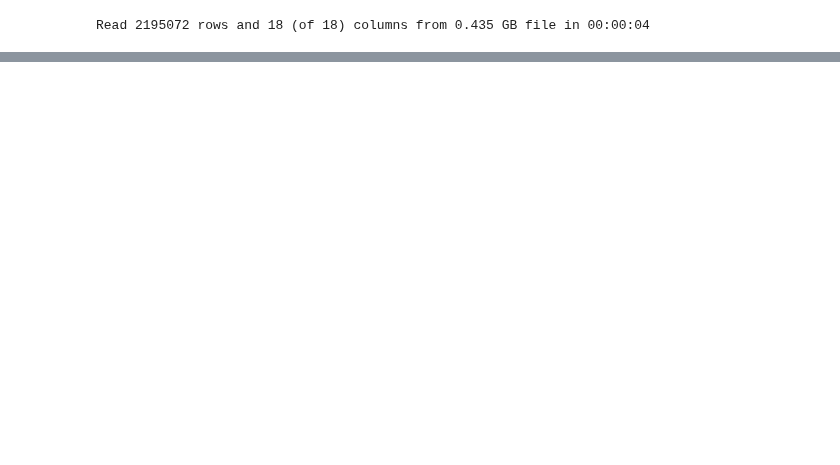
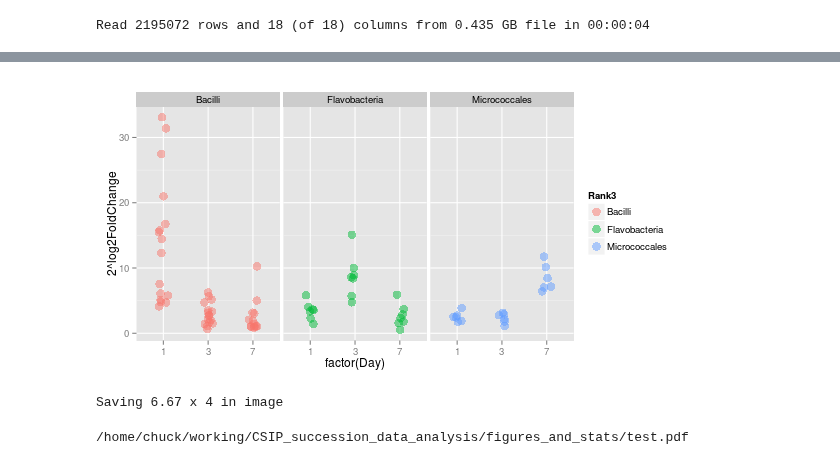
Before and after one commit to chuckpr/CSIP_succession_data_analysis, a Jupyter notebook: figures_and_stats/example_OTUs.ipynb, the cells around one changed output, grey strips where cells are left out. Saved outputs shown, nothing was run; the diff lists cells and outputs as text; code cells hidden in the pictures; blank space fills up the shorter version.

```diff
--- a/figures_and_stats/example_OTUs.ipynb
+++ b/figures_and_stats/example_OTUs.ipynb
@@ -78,0 +93,29 @@ demo_plot("OTU.2192", get_tax("OTU.2192", "Rank3"), "13CCPS")
+# %%
+%%R -h 300 -w 600
+p = l2fc.df %>%
+    filter(Treatment == "13CXPS", Day %in% c(1,3,7)) %>% {
+        otus = filter(., padj <= 0.10) %>%
+            extract2("OTU") %>%
+            as.character %>% unique
+        read.csv("../data/l2fc_table_all.csv") %>%
+        filter(OTU %in% otus, Treatment == "13CXPS", Day %in% c(1,3,7))
+        #filter(., OTU %in% otus)
+    } %>% filter(Rank3 %in% c("Micrococcales", "Flavobacteria", "Bacilli")) %>%
+    ggplot(aes(x = factor(Day), y = 2**log2FoldChange, color = Rank3, group = Rank3)) +
+    #stat_smooth(alpha = 0.10) +
+    geom_point(size = 4, alpha = 0.5, position = position_jitter(w = 0.10)) +
+    facet_wrap(~Rank3)
+
+p
+# %% [output]
+[figure, added]
+# %%
+%%R
+p = ggsave("test.pdf", p, h = 4)
+# %% [output]
+Saving 6.67 x 4 in image
+# %%
+from IPython.display import FileLink
+FileLink("test.pdf")
+# %% [output]
+/home/chuck/working/CSIP_succession_data_analysis/figures_and_stats/test.pdf
```
Also changed, not shown: parts of 2 cells of this notebook.
